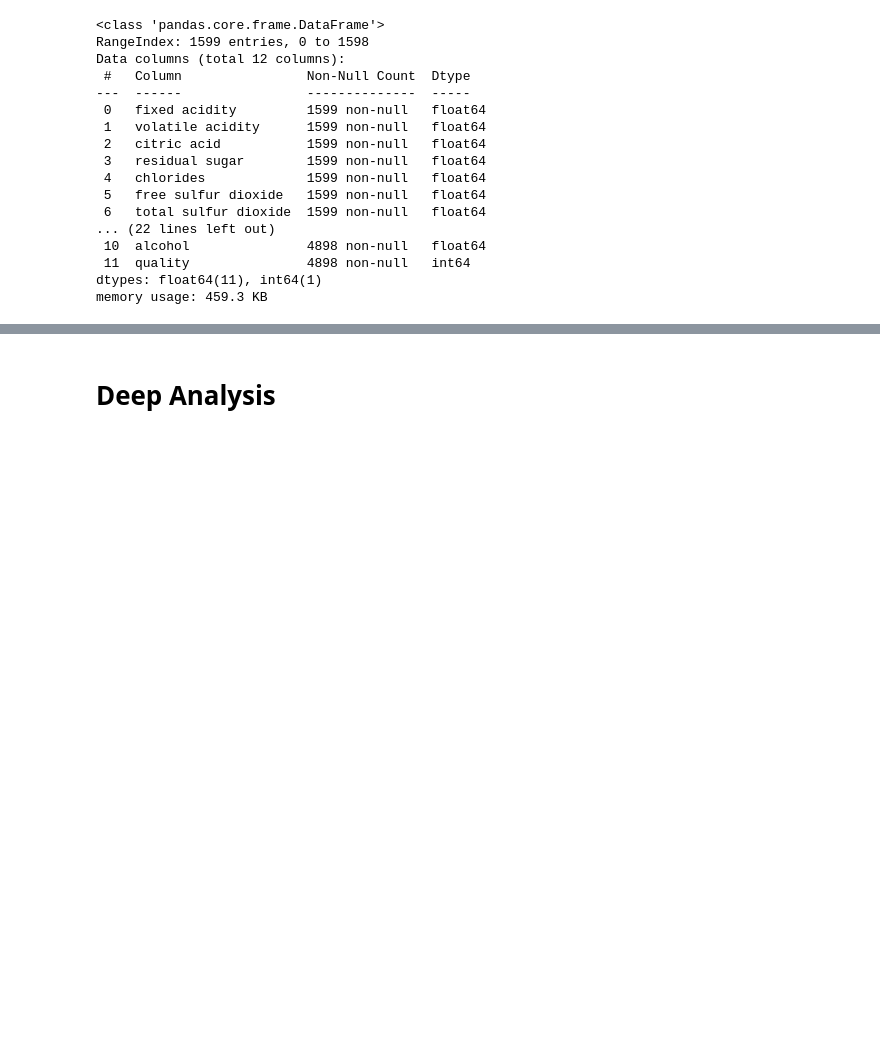
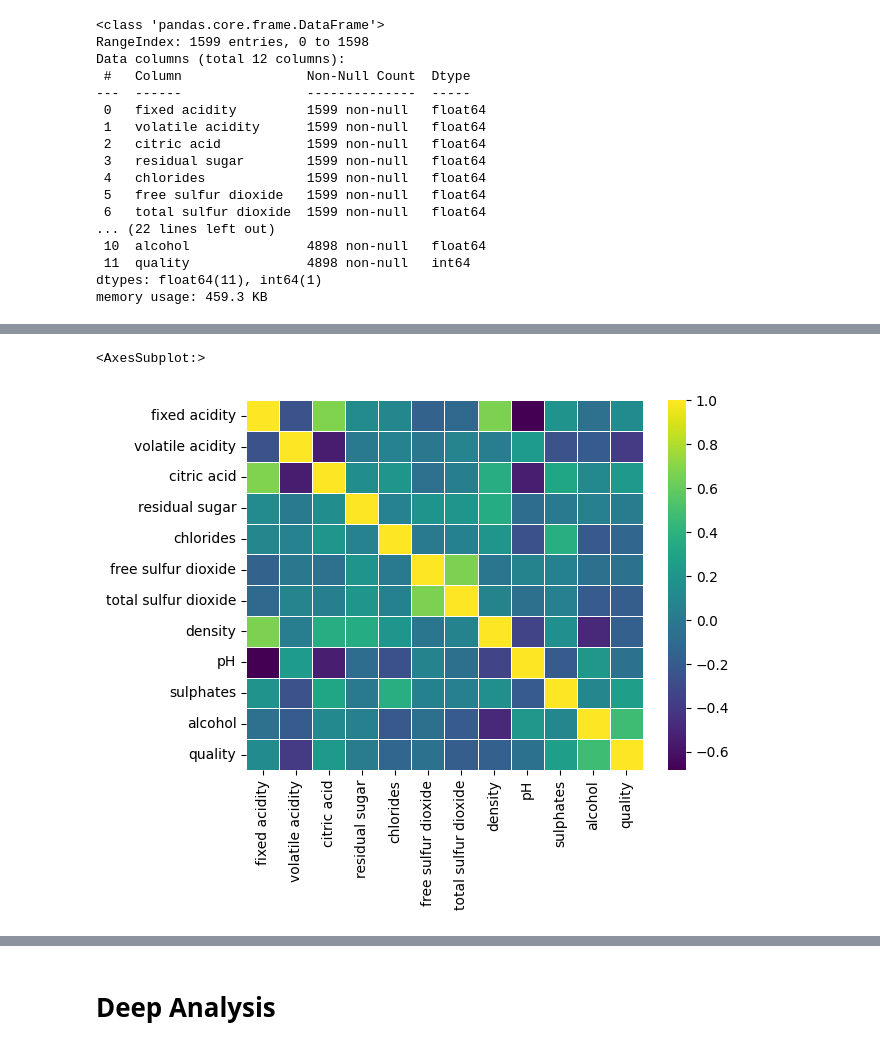
Before and after one commit to Vukhacson/WineQuality, a Jupyter notebook: SMSmall/SMSmall_Wine_quality_data_exploration.ipynb, the cells around one changed output, grey strips where cells are left out. Saved outputs shown, nothing was run; the diff lists cells and outputs as text; code cells hidden in the pictures; blank space fills up the shorter version.

```diff
--- a/SMSmall/SMSmall_Wine_quality_data_exploration.ipynb
+++ b/SMSmall/SMSmall_Wine_quality_data_exploration.ipynb
@@ -72,0 +80,3 @@ memory usage: 459.3 KB
+# %%
+df_red_corr_matrix = df_red_wine.corr()
+df_white_corr_matrix = df_white_wine.corr()
@@ -72,0 +157,6 @@ memory usage: 459.3 KB
+# %%
+# Graph red_ corr using heat map
+sns.heatmap(df_red_corr_matrix, cmap="viridis", linewidths=0.5)
+# %% [output]
+<AxesSubplot:>
+[figure, added]
```
Also changed, not shown: parts of 16 cells of this notebook.
